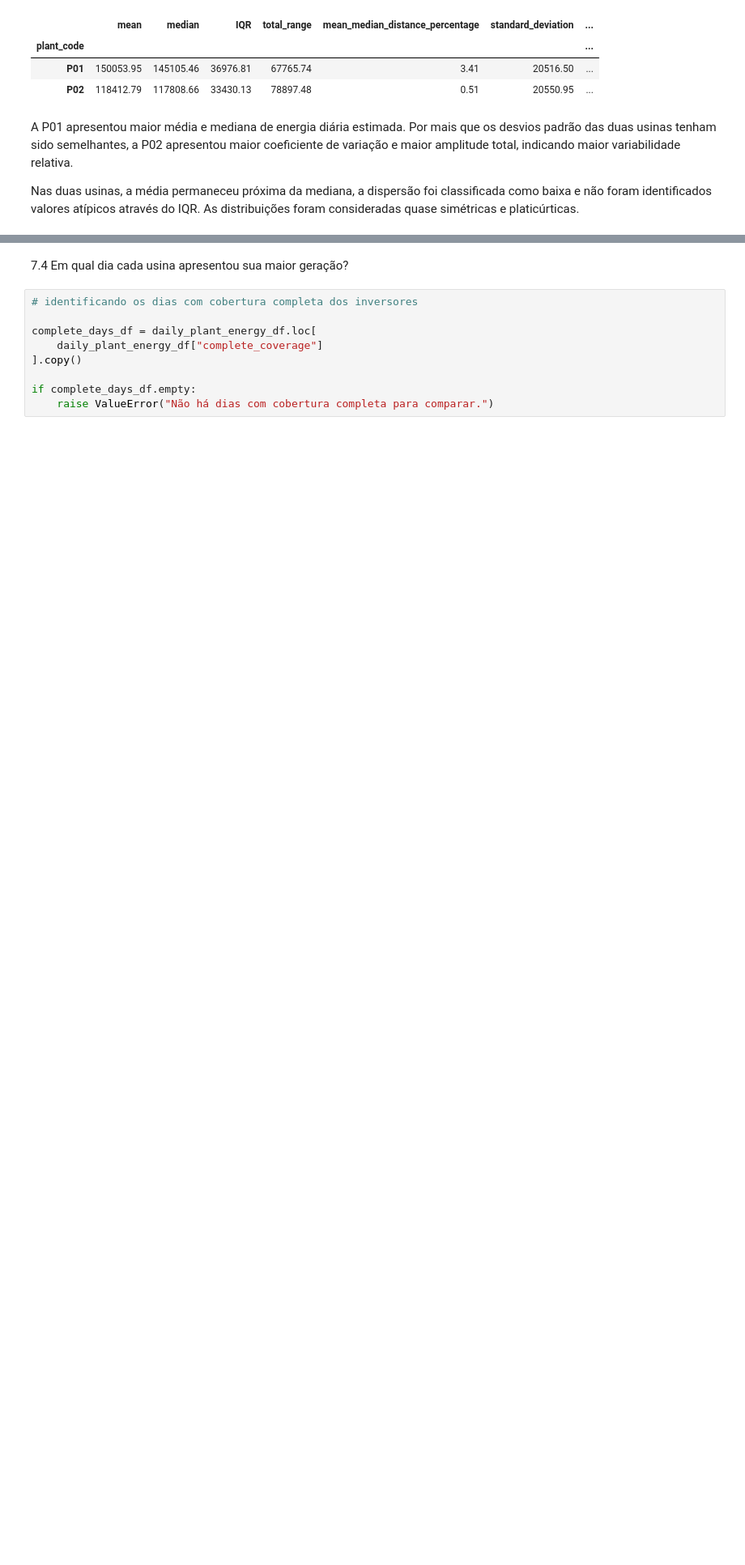
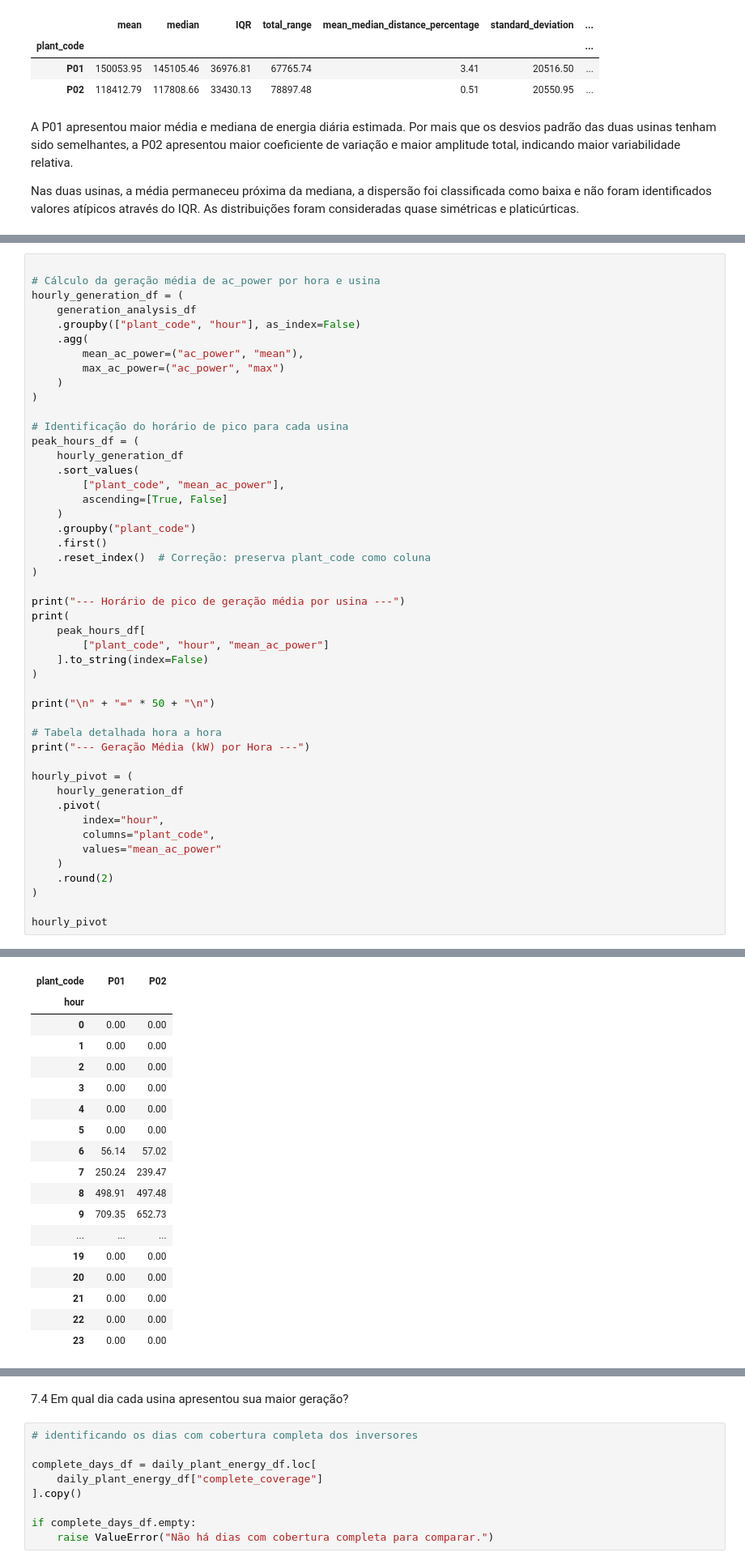
Before and after one commit to PhellipeLisboa/AnaliseEnergiaSolar, a Jupyter notebook: notebooks/02_analise_estatistica.ipynb, the cells around one changed output, grey strips where cells are left out. Shown at 81% size. Drawn from its saved outputs; the diff is of its cells as text; blank space fills up the shorter version.

```diff
--- a/notebooks/02_analise_estatistica.ipynb
+++ b/notebooks/02_analise_estatistica.ipynb
@@ -1095,0 +1104,48 @@ Nas duas usinas, a média permaneceu próxima da mediana, a dispersão foi class
+# %%
+
+# Cálculo da geração média de ac_power por hora e usina
+hourly_generation_df = (
+    generation_analysis_df
+    .groupby(["plant_code", "hour"], as_index=False)
+    .agg(
+        mean_ac_power=("ac_power", "mean"),
+        max_ac_power=("ac_power", "max")
+    )
+)
+
+# Identificação do horário de pico para cada usina
+peak_hours_df = (
+    hourly_generation_df
+    .sort_values(
+        ["plant_code", "mean_ac_power"],
+        ascending=[True, False]
+    )
+    .groupby("plant_code")
+    .first()
+    .reset_index()  # Correção: preserva plant_code como coluna
+)
+
+print("--- Horário de pico de geração média por usina ---")
+print(
+    peak_hours_df[
+        ["plant_code", "hour", "mean_ac_power"]
+    ].to_string(index=False)
+)
+
+print("\n" + "=" * 50 + "\n")
+
+# Tabela detalhada hora a hora
+print("--- Geração Média (kW) por Hora ---")
+
+hourly_pivot = (
+    hourly_generation_df
+    .pivot(
+        index="hour",
+        columns="plant_code",
+        values="mean_ac_power"
+    )
+    .round(2)
+)
+
+hourly_pivot
+# %% [output]
@@ -1095,0 +1160,18 @@ Nas duas usinas, a média permaneceu próxima da mediana, a dispersão foi class
+| plant_code | P01 | P02 |
+| hour |  |  |
+| 0 | 0.00 | 0.00 |
+| 1 | 0.00 | 0.00 |
+| 2 | 0.00 | 0.00 |
+| 3 | 0.00 | 0.00 |
+| 4 | 0.00 | 0.00 |
+| 5 | 0.00 | 0.00 |
+| 6 | 56.14 | 57.02 |
+| 7 | 250.24 | 239.47 |
+| 8 | 498.91 | 497.48 |
+| 9 | 709.35 | 652.73 |
+| ... | ... | ... |
+| 19 | 0.00 | 0.00 |
+| 20 | 0.00 | 0.00 |
+| 21 | 0.00 | 0.00 |
+| 22 | 0.00 | 0.00 |
+| 23 | 0.00 | 0.00 |
```
Also changed, not shown: parts of 7 cells of this notebook.
